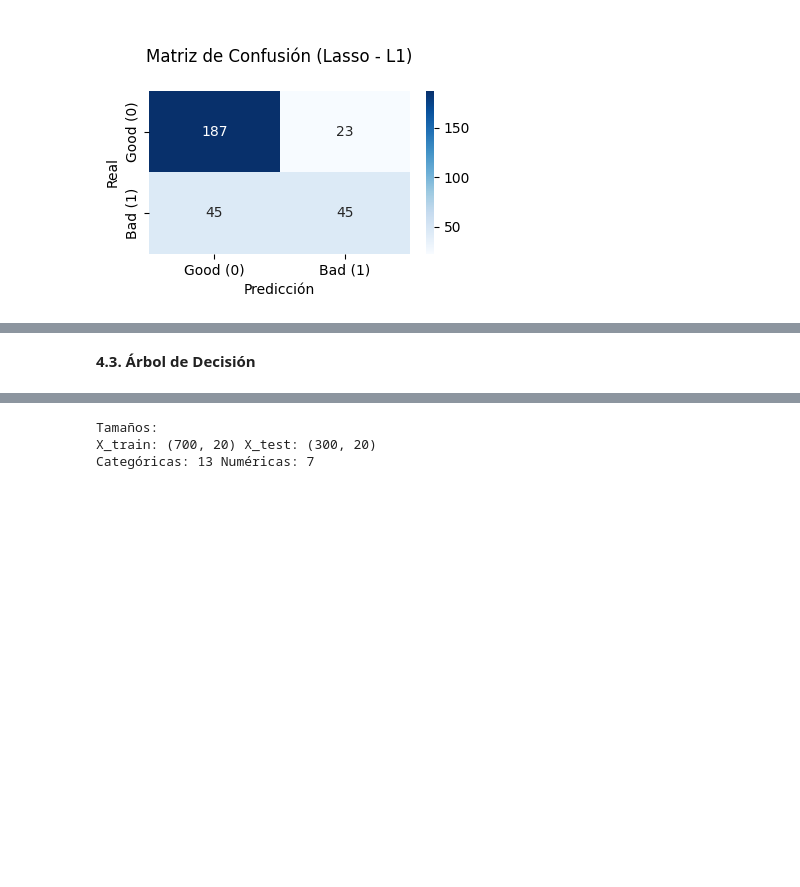
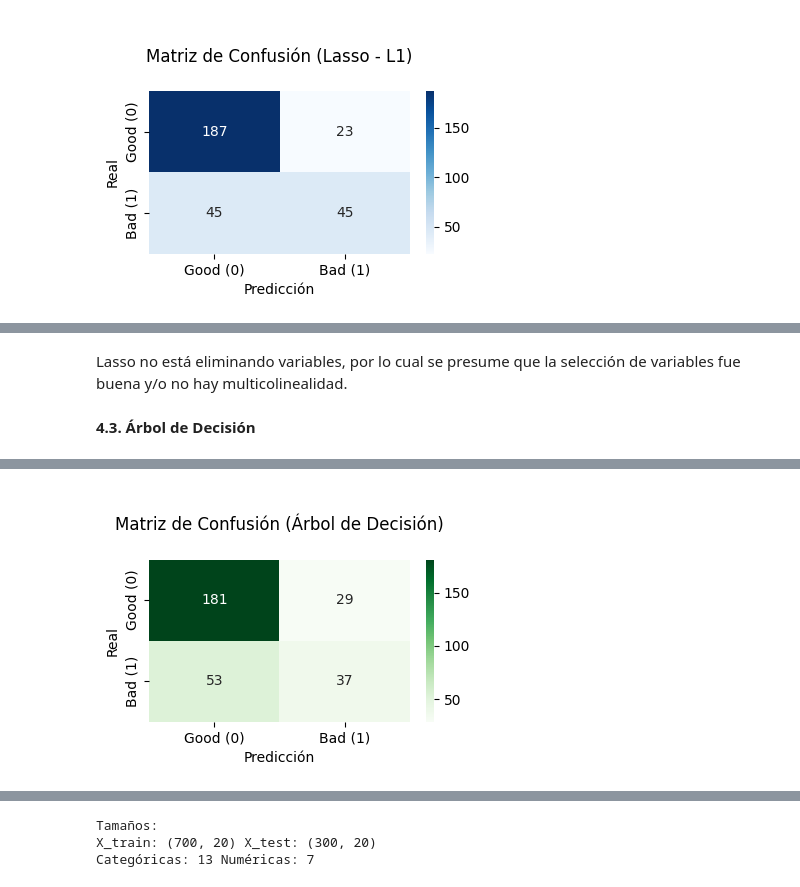
Before and after one commit to DavidCrespo72/AnalisisDatos, a Jupyter notebook: Taller_inova_pre1.ipynb, the cells around one changed output, grey strips where cells are left out. Drawn from its saved outputs; the diff is of its cells as text; code cells hidden in the pictures; blank space fills up the shorter version.

```diff
--- a/Taller_inova_pre1.ipynb
+++ b/Taller_inova_pre1.ipynb
@@ -576,2 +649,79 @@ Variables eliminadas por Lasso:
+# %% [markdown]
+Lasso no está eliminando variables, por lo cual se presume que la selección de variables fue buena y/o no hay multicolinealidad.
 # %% [markdown]
 **4.3. Árbol de Decisión**
+# %%
+# Variables
+X_tree = df_dummies[[
+    'checking_status_no checking account',
+    'checking_status_< 0 DM',
+    'duration',
+    'credit_amount',
+    'installment_rate',
+    'savings_< 100 DM',
+    'savings_unknown / no savings account',
+    'credit_history_critical account / other credits existing',
+    'credit_history_no credits taken / all paid duly',
+    'purpose_radio/television',
+    'purpose_car (used)']]
+
+y_tree = df_dummies['target']
+if y_tree.dtype == 'object':
+    y_tree = y_tree.map({'good': 0, 'bad': 1})
+
+# Split SOLO para el árbol (sin escalar)
+Xtr_tree, Xte_tree, ytr_tree, yte_tree = train_test_split(
+    X_tree, y_tree, test_size=0.3, random_state=42, stratify=y_tree)
+
+# Modelo
+arbol = DecisionTreeClassifier(
+    max_depth=5,
+    min_samples_split=20,
+    min_samples_leaf=10,
+    random_state=42)
+
+# Entrenamiento
+arbol.fit(Xtr_tree, ytr_tree)
+
+# Predicciones
+y_pred_tree = arbol.predict(Xte_tree)
+y_proba_tree = arbol.predict_proba(Xte_tree)[:, 1]
+
+# Métricas
+print("\nReporte de Clasificación (Árbol de Decisión)\n")
+print(classification_report(yte_tree, y_pred_tree))
+
+accuracy = accuracy_score(yte_tree, y_pred_tree)
+precision = precision_score(yte_tree, y_pred_tree)
+recall = recall_score(yte_tree, y_pred_tree)
+f1 = f1_score(yte_tree, y_pred_tree)
+auc = roc_auc_score(yte_tree, y_proba_tree)
+
+print(f"Accuracy: {accuracy:.4f}")
+print(f"Precision: {precision:.4f}")
+print(f"Recall: {recall:.4f}")
+print(f"F1-score: {f1:.4f}")
+print(f"AUC: {auc:.4f}")
+
+# Matriz de Confusión
+cm_tree = confusion_matrix(yte_tree, y_pred_tree)
+
+plt.figure(figsize=(4,3))
+sns.heatmap(cm_tree, annot=True, fmt='d', cmap='Greens',
+            xticklabels=['Good (0)', 'Bad (1)'],
+            yticklabels=['Good (0)', 'Bad (1)'])
+plt.title("\nMatriz de Confusión (Árbol de Decisión)\n")
+plt.xlabel("Predicción")
+plt.ylabel("Real")
+plt.tight_layout()
+plt.show()
+
+# Importancia de variables
+importances = pd.DataFrame({
+    "Variable": X_tree.columns,
+    "Importancia": arbol.feature_importances_
+}).sort_values("Importancia", ascending=False)
+
+print("\nImportancia de Variables (Árbol de Decisión)\n")
+print(importances)
+# %% [output]
@@ -577,0 +744 @@ Variables eliminadas por Lasso:
+[figure, added]
```
Also changed, not shown: parts of 12 cells of this notebook.
